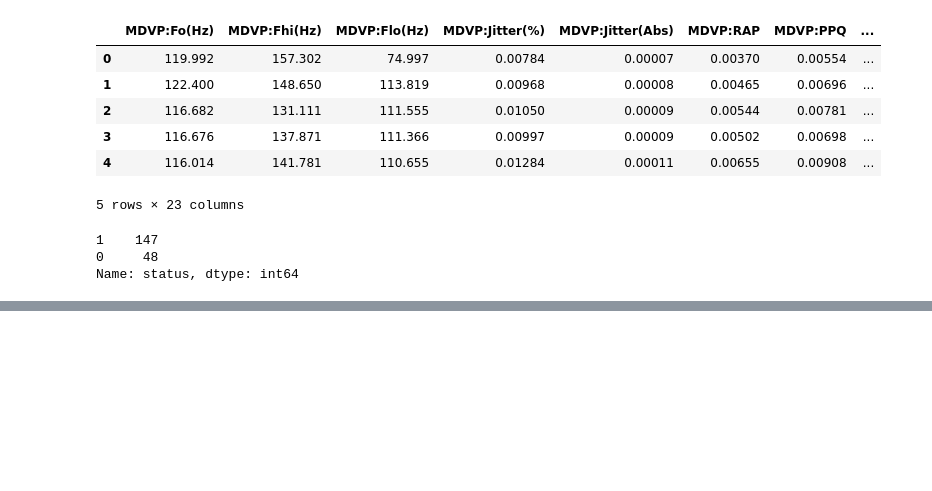
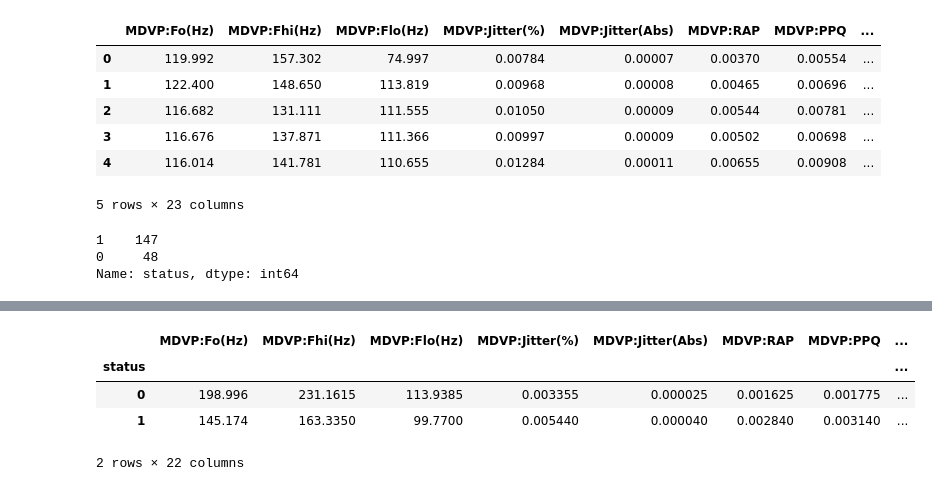
Before and after one commit to ishreya09/Parkinson-Prediction-Model, a Jupyter notebook: Data analysis.ipynb, the cells around one changed output, grey strips where cells are left out. Drawn from its saved outputs; the diff is of its cells as text; code cells hidden in the pictures; blank space fills up the shorter version.

```diff
--- a/Data analysis.ipynb
+++ b/Data analysis.ipynb
@@ -226,0 +235,8 @@ Name: status, dtype: int64
+# %%
+df.groupby('status').median()
+# %% [output]
+|  | MDVP:Fo(Hz) | MDVP:Fhi(Hz) | MDVP:Flo(Hz) | MDVP:Jitter(%) | MDVP:Jitter(Abs) | MDVP:RAP | MDVP:PPQ | ... |
+| status |  |  |  |  |  |  |  | ... |
+| 0 | 198.996 | 231.1615 | 113.9385 | 0.003355 | 0.000025 | 0.001625 | 0.001775 | ... |
+| 1 | 145.174 | 163.3350 | 99.7700 | 0.005440 | 0.000040 | 0.002840 | 0.003140 | ... |
+2 rows × 22 columns
```
Also changed, not shown: parts of 7 cells of this notebook, 1 other file.
